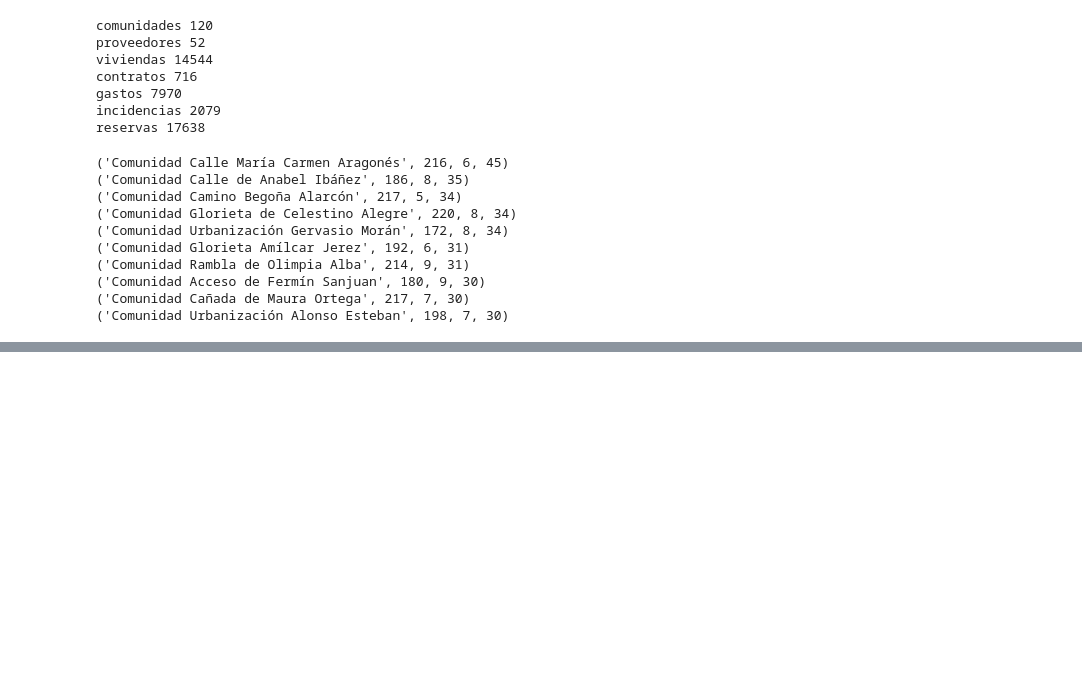
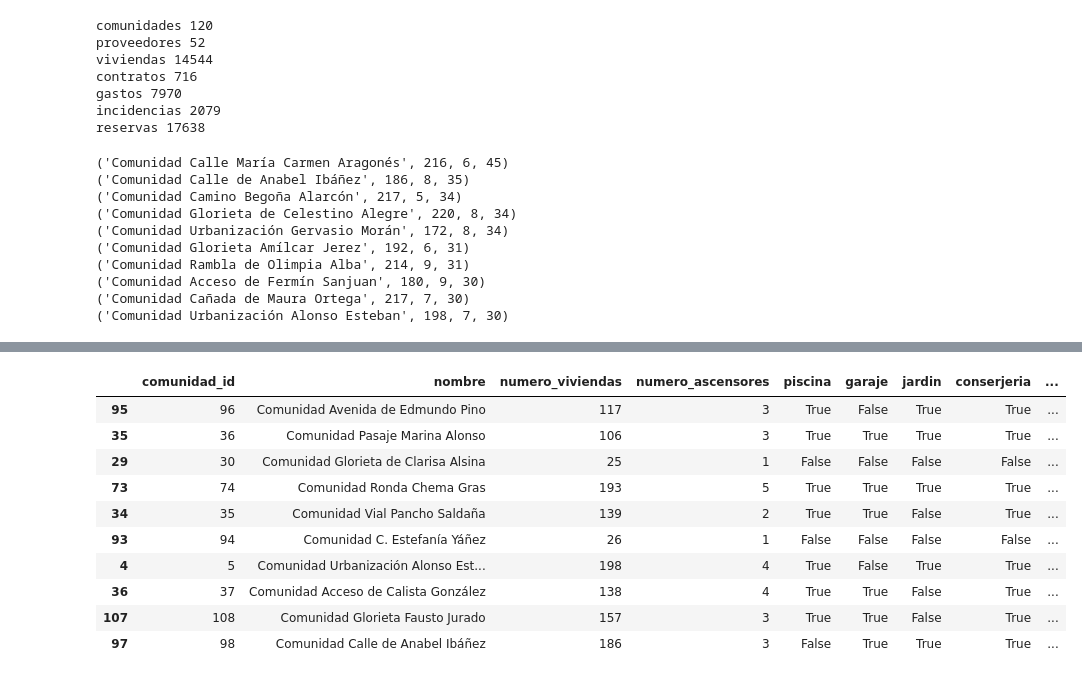
Before and after one commit to contactodiegovega/MyResidential, a Jupyter notebook: Fase2_datos.ipynb, the cells around one changed output, grey strips where cells are left out. Saved outputs shown, nothing was run; the diff lists cells and outputs as text; code cells hidden in the pictures; blank space fills up the shorter version.

```diff
--- a/Fase2_datos.ipynb
+++ b/Fase2_datos.ipynb
@@ -1400,0 +1464,31 @@ for fila in cursor.fetchall():
+# %%
+display(
+    df_analisis[
+        [
+            "comunidad_id",
+            "nombre",
+            "numero_viviendas",
+            "numero_ascensores",
+            "piscina",
+            "garaje",
+            "jardin",
+            "conserjeria",
+            "gasto_total",
+            "gasto_por_vivienda"
+        ]
+    ]
+    .sort_values("gasto_por_vivienda", ascending=False)
+    .head(10)
+)
+# %% [output]
+|  | comunidad_id | nombre | numero_viviendas | numero_ascensores | piscina | garaje | jardin | conserjeria | ... |
+| 95 | 96 | Comunidad Avenida de Edmundo Pino | 117 | 3 | True | False | True | True | ... |
+| 35 | 36 | Comunidad Pasaje Marina Alonso | 106 | 3 | True | True | True | True | ... |
+| 29 | 30 | Comunidad Glorieta de Clarisa Alsina | 25 | 1 | False | False | False | False | ... |
+| 73 | 74 | Comunidad Ronda Chema Gras | 193 | 5 | True | True | True | True | ... |
+| 34 | 35 | Comunidad Vial Pancho Saldaña | 139 | 2 | True | True | False | True | ... |
+| 93 | 94 | Comunidad C. Estefanía Yáñez | 26 | 1 | False | False | False | False | ... |
+| 4 | 5 | Comunidad Urbanización Alonso Est... | 198 | 4 | True | False | True | True | ... |
+| 36 | 37 | Comunidad Acceso de Calista González | 138 | 4 | True | True | False | True | ... |
+| 107 | 108 | Comunidad Glorieta Fausto Jurado | 157 | 3 | True | True | False | True | ... |
+| 97 | 98 | Comunidad Calle de Anabel Ibáñez | 186 | 3 | False | True | True | True | ... |
```
Also changed, not shown: parts of 50 cells of this notebook, 26 other files.
